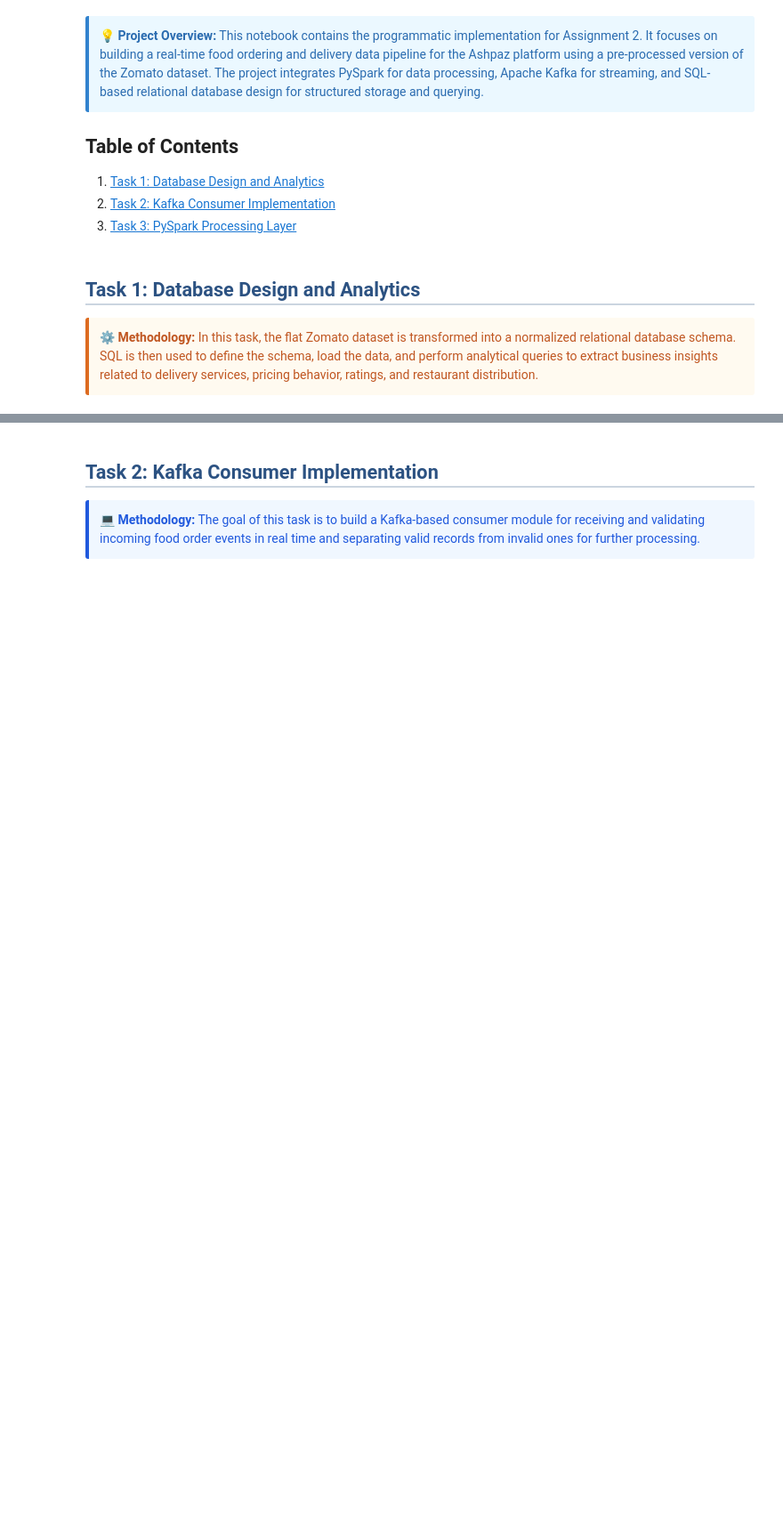
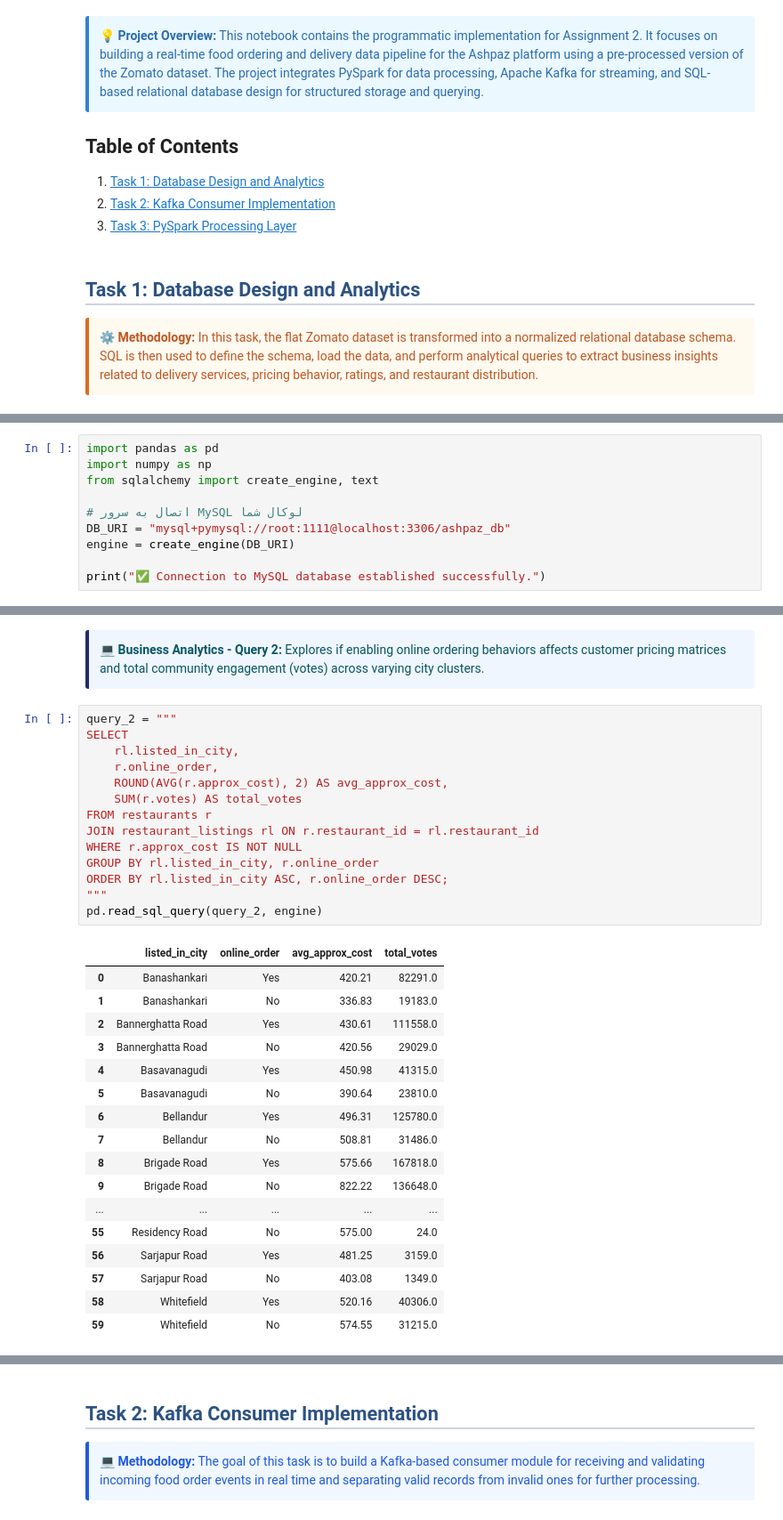
Before and after one commit to Parsa-Saeednia/UT-DataScience-Spring2026, a Jupyter notebook: Assignments/CA2/implementation.ipynb, the cells around one changed output, grey strips where cells are left out. Shown at 89% size. Cells and saved outputs as stored; diff of their text form; blank space fills up the shorter version.

Commit message:
implement task 1, Database Design and Analytics

```diff
--- a/Assignments/CA2/implementation.ipynb
+++ b/Assignments/CA2/implementation.ipynb
@@ -30,0 +36,10 @@ This notebook contains the programmatic implementation for Assignment 2. It focu
+# %%
+import pandas as pd
+import numpy as np
+from sqlalchemy import create_engine, text
+
+# اتصال به سرور MySQL لوکال شما
+DB_URI = "mysql+pymysql://root:1111@localhost:3306/ashpaz_db"
+engine = create_engine(DB_URI)
+
+print("✅ Connection to MySQL database established successfully.")
@@ -30,0 +268,36 @@ This notebook contains the programmatic implementation for Assignment 2. It focu
+# %% [markdown]
+<div class="alert alert-warning" style="background-color: #f0f6ff; border-left: 4px solid #212a6b; color: #075662;">
+    <strong>💻 Business Analytics - Query 2:</strong> Explores if enabling online ordering behaviors affects customer pricing matrices and total community engagement (votes) across varying city clusters.
+</div>
+# %%
+query_2 = """
+SELECT
+    rl.listed_in_city,
+    r.online_order,
+    ROUND(AVG(r.approx_cost), 2) AS avg_approx_cost,
+    SUM(r.votes) AS total_votes
+FROM restaurants r
+JOIN restaurant_listings rl ON r.restaurant_id = rl.restaurant_id
+WHERE r.approx_cost IS NOT NULL
+GROUP BY rl.listed_in_city, r.online_order
+ORDER BY rl.listed_in_city ASC, r.online_order DESC;
+"""
+pd.read_sql_query(query_2, engine)
+# %% [output]
+|  | listed_in_city | online_order | avg_approx_cost | total_votes |
+| 0 | Banashankari | Yes | 420.21 | 82291.0 |
+| 1 | Banashankari | No | 336.83 | 19183.0 |
+| 2 | Bannerghatta Road | Yes | 430.61 | 111558.0 |
+| 3 | Bannerghatta Road | No | 420.56 | 29029.0 |
+| 4 | Basavanagudi | Yes | 450.98 | 41315.0 |
+| 5 | Basavanagudi | No | 390.64 | 23810.0 |
+| 6 | Bellandur | Yes | 496.31 | 125780.0 |
+| 7 | Bellandur | No | 508.81 | 31486.0 |
+| 8 | Brigade Road | Yes | 575.66 | 167818.0 |
+| 9 | Brigade Road | No | 822.22 | 136648.0 |
+| ... | ... | ... | ... | ... |
+| 55 | Residency Road | No | 575.00 | 24.0 |
+| 56 | Sarjapur Road | Yes | 481.25 | 3159.0 |
+| 57 | Sarjapur Road | No | 403.08 | 1349.0 |
+| 58 | Whitefield | Yes | 520.16 | 40306.0 |
+| 59 | Whitefield | No | 574.55 | 31215.0 |
```
Also changed, not shown: parts of 14 cells of this notebook.
